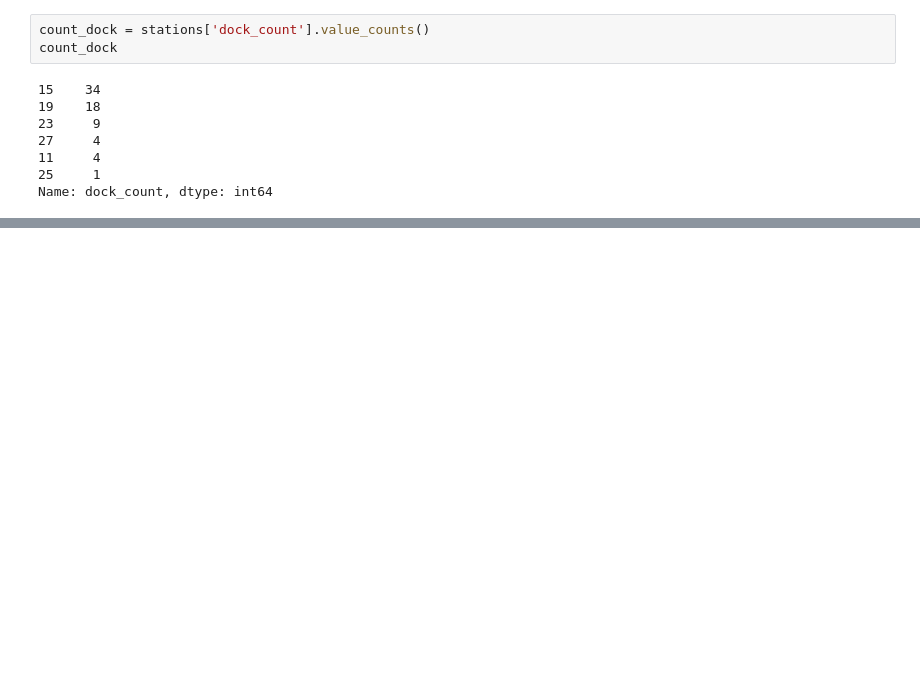
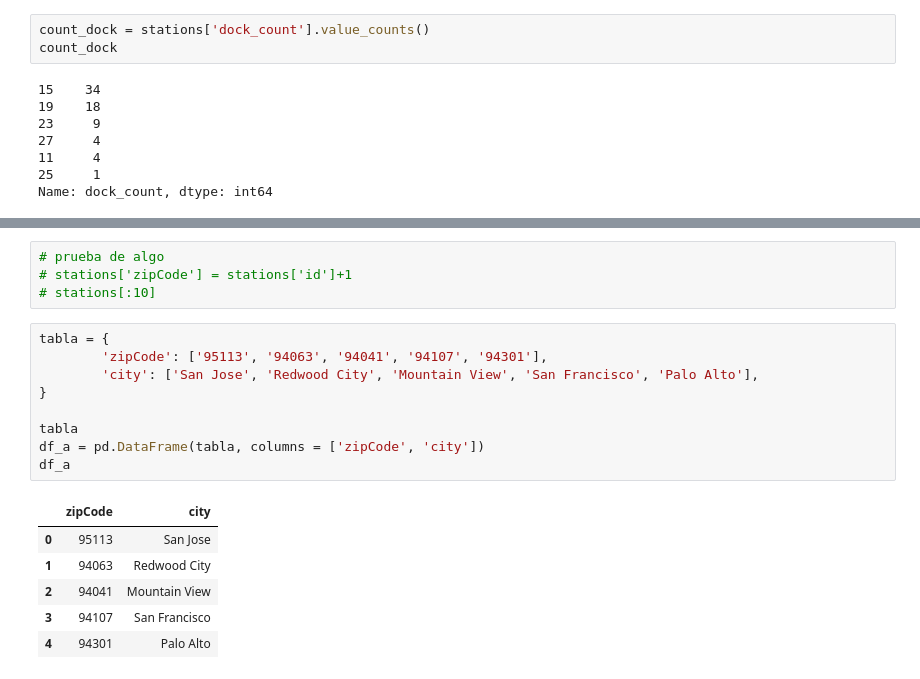
Before and after one commit to santiagoaso/2017datos, a Jupyter notebook: Tp1 Stations.ipynb, the cells around one changed output, grey strips where cells are left out. Saved outputs shown, nothing was run; the diff lists cells and outputs as text; blank space fills up the shorter version.

```diff
--- a/Tp1 Stations.ipynb
+++ b/Tp1 Stations.ipynb
@@ -93 +82,21 @@ count_isntalation
 Name: installation_date, dtype: int64
+# %%
+# prueba de algo
+# stations['zipCode'] = stations['id']+1
+# stations[:10]
+# %%
+tabla = {
+        'zipCode': ['95113', '94063', '94041', '94107', '94301'],
+        'city': ['San Jose', 'Redwood City', 'Mountain View', 'San Francisco', 'Palo Alto'],
+}
+
+tabla
+df_a = pd.DataFrame(tabla, columns = ['zipCode', 'city'])
+df_a
+# %% [output]
+|  | zipCode | city |
+| 0 | 95113 | San Jose |
+| 1 | 94063 | Redwood City |
+| 2 | 94041 | Mountain View |
+| 3 | 94107 | San Francisco |
+| 4 | 94301 | Palo Alto |
```
Also changed, not shown: parts of 6 cells of this notebook.
